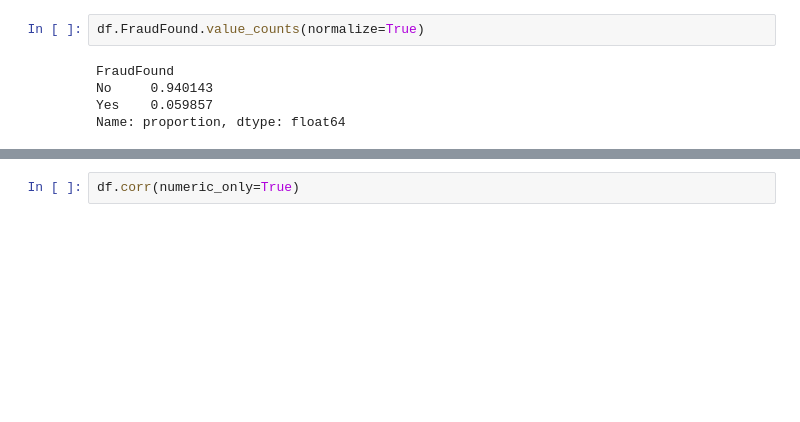
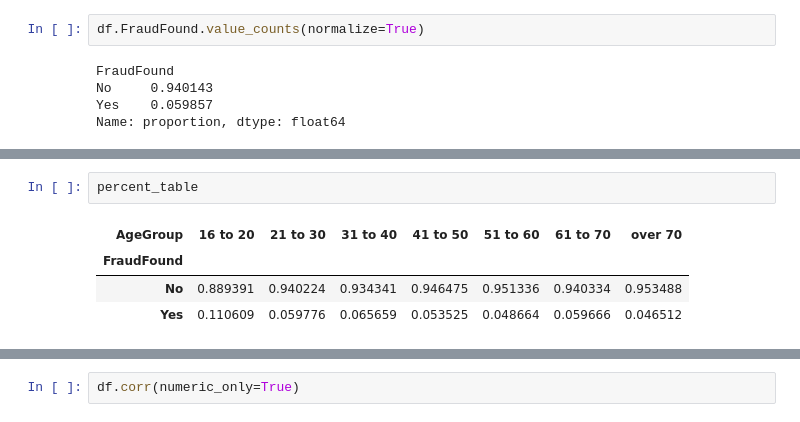
Before and after one commit to fatinshariff/auto-insurance-fraud-detection, a Jupyter notebook: data_exploration.ipynb, the cells around one changed output, grey strips where cells are left out. Saved outputs shown, nothing was run; the diff lists cells and outputs as text; blank space fills up the shorter version.

```diff
--- a/data_exploration.ipynb
+++ b/data_exploration.ipynb
@@ -149,0 +393,7 @@ As clarified earlier, this is an inbalance dataset with ~6% target is fraud.
+# %%
+percent_table
+# %% [output]
+| AgeGroup | 16 to 20 | 21 to 30 | 31 to 40 | 41 to 50 | 51 to 60 | 61 to 70 | over 70 |
+| FraudFound |  |  |  |  |  |  |  |
+| No | 0.889391 | 0.940224 | 0.934341 | 0.946475 | 0.951336 | 0.940334 | 0.953488 |
+| Yes | 0.110609 | 0.059776 | 0.065659 | 0.053525 | 0.048664 | 0.059666 | 0.046512 |
```
Also changed, not shown: parts of 61 cells of this notebook.
